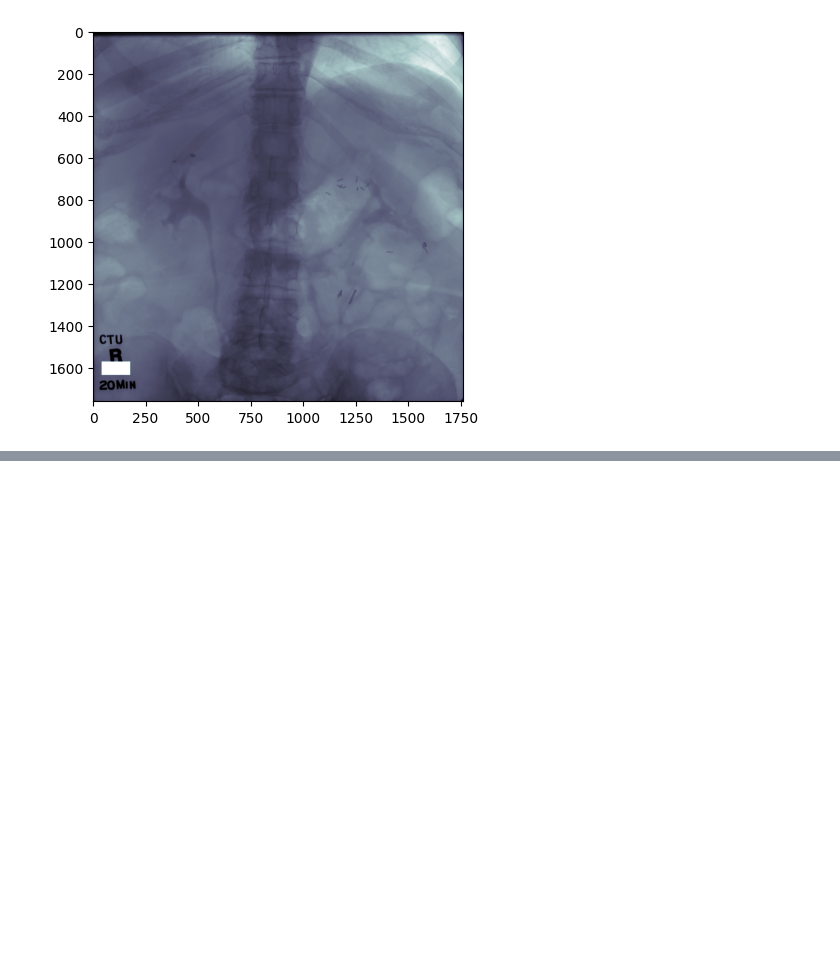
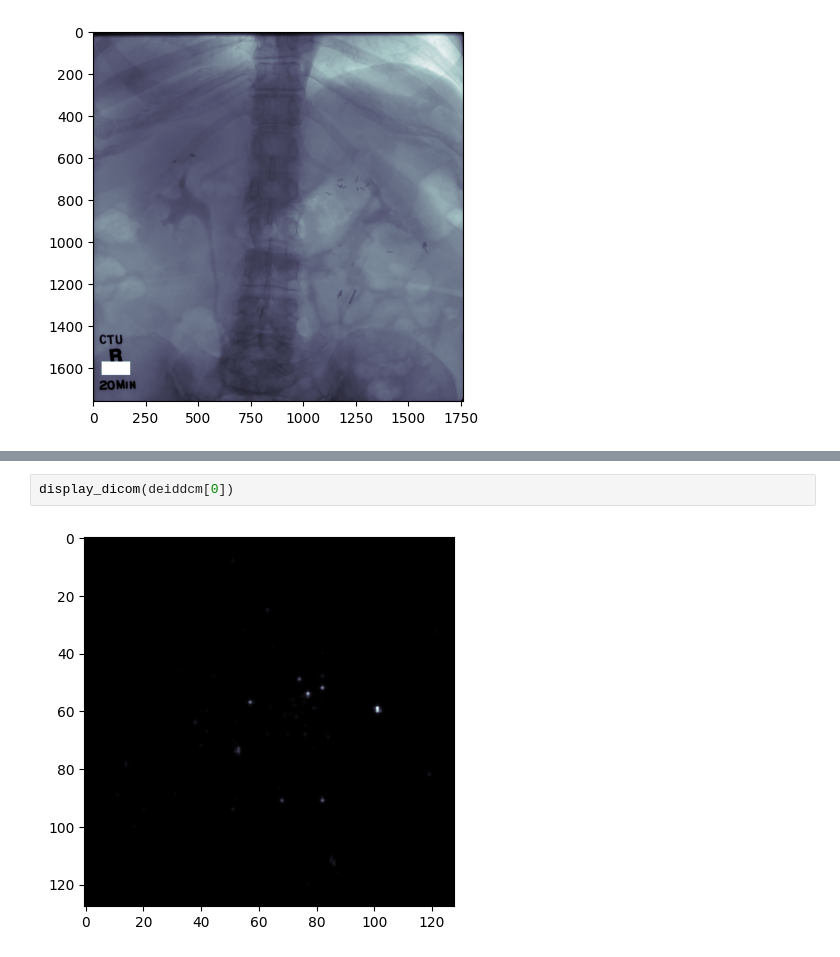
Before and after one commit to MIC-DKFZ/miccai2024_midi-b-submission, a Jupyter notebook: notebooks/data-exploration.ipynb, the cells around one changed output, grey strips where cells are left out. Cells and saved outputs as stored; diff of their text form; blank space fills up the shorter version.

```diff
--- a/data-exploration.ipynb
+++ b/notebooks/data-exploration.ipynb
@@ -222,0 +247,4 @@ pprint(deid_pateintmetadata)
+# %%
+display_dicom(deiddcm[0])
+# %% [output]
+[figure, added]
```
Also changed, not shown: parts of 12 cells of this notebook, 10 other files.
